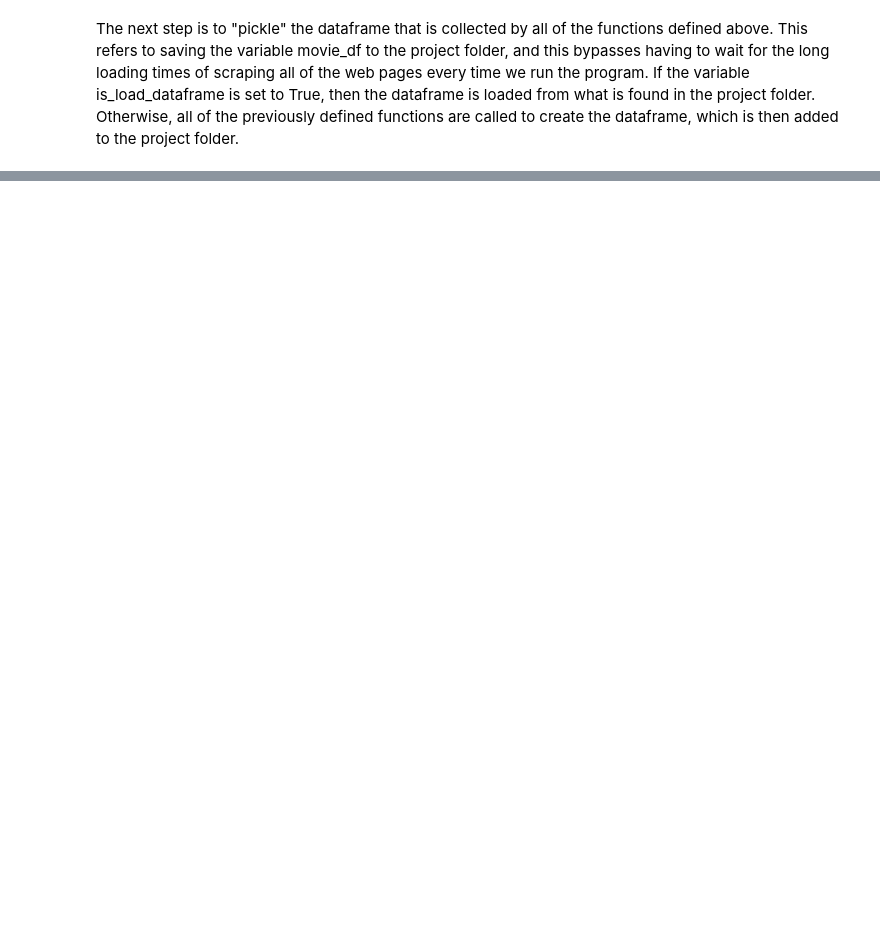
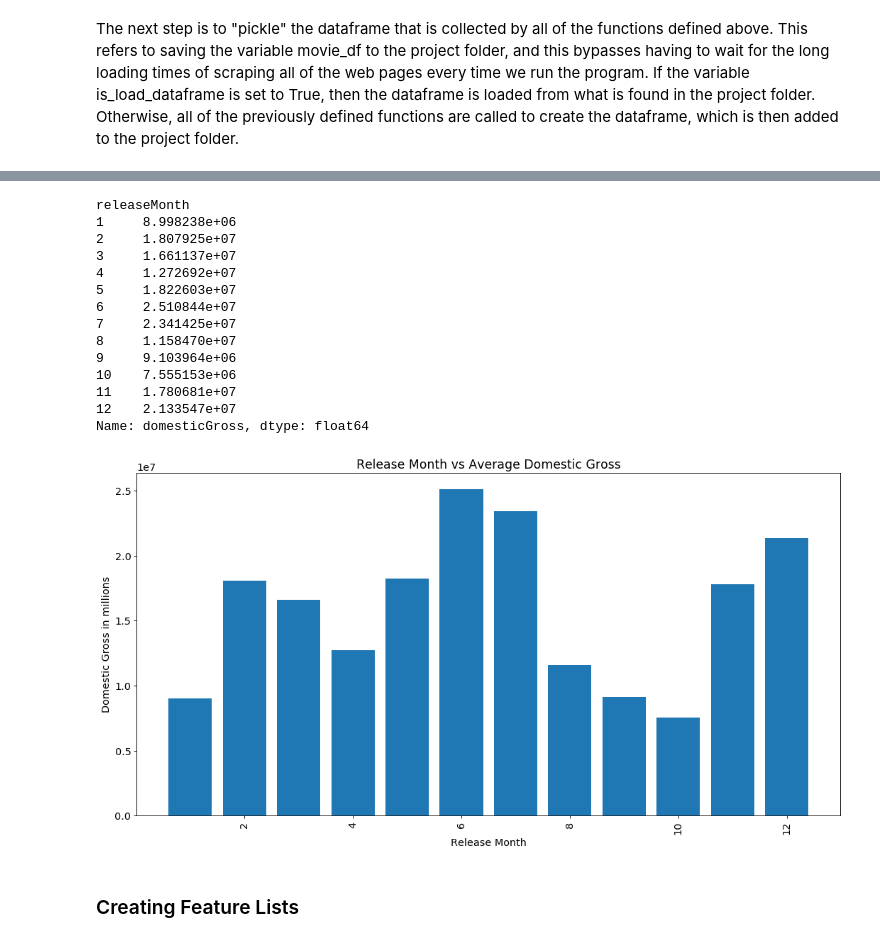
Before and after one commit to devinpopa/devinpopa.github.io, a Jupyter notebook: Devin_Popa_Noah_Bathras_Final_Tutorial.ipynb, the cells around one changed output, grey strips where cells are left out. Saved outputs shown, nothing was run; the diff lists cells and outputs as text; code cells hidden in the pictures; blank space fills up the shorter version.

```diff
--- a/Devin_Popa_Noah_Bathras_Final_Tutorial.ipynb
+++ b/Devin_Popa_Noah_Bathras_Final_Tutorial.ipynb
@@ -613,0 +372,34 @@ AttributeError: 'NoneType' object has no attribute 'groupby'
+# %%
+grouped = movie_df_long.groupby(['releaseMonth'])['domesticGross'].mean()
+
+print(grouped)
+
+x = np.array(grouped.index.tolist())
+y = np.array(grouped.tolist())
+
+fig1, ax1 = plt.subplots(figsize=(16,8), dpi=80)
+ax1.set_title('Release Month vs Average Domestic Gross')
+
+ax1.bar(x, y)
+plt.xticks(rotation='vertical')
+plt.xlabel('Release Month')
+plt.ylabel('Domestic Gross in millions')
+plt.show()
+# %% [output]
+releaseMonth
+1     8.998238e+06
+2     1.807925e+07
+3     1.661137e+07
+4     1.272692e+07
+5     1.822603e+07
+6     2.510844e+07
+7     2.341425e+07
+8     1.158470e+07
+9     9.103964e+06
+10    7.555153e+06
+11    1.780681e+07
+12    2.133547e+07
+Name: domesticGross, dtype: float64
+[figure, added]
+# %% [markdown]
+### Creating Feature Lists
```
Also changed, not shown: parts of 95 cells of this notebook, 1 other file.
